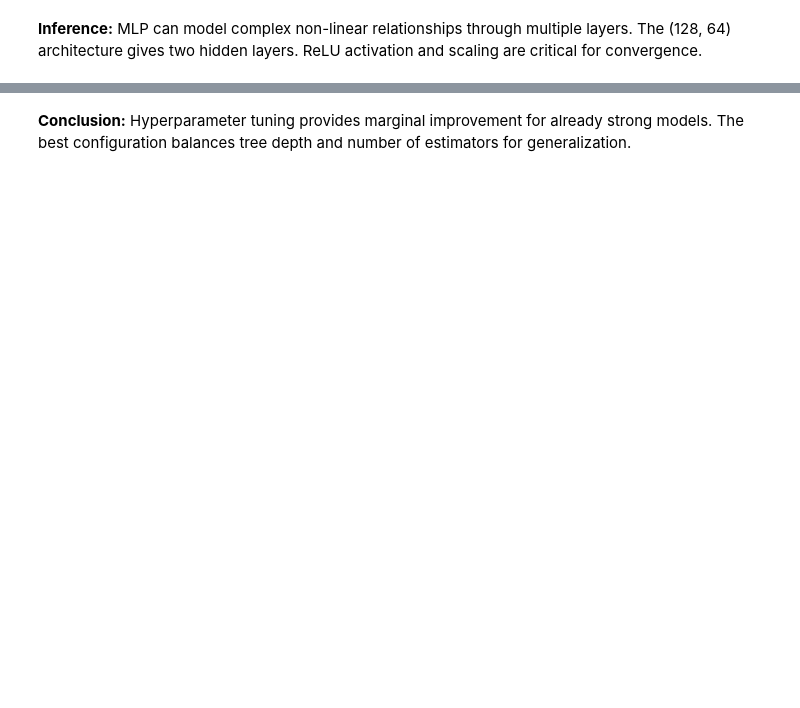
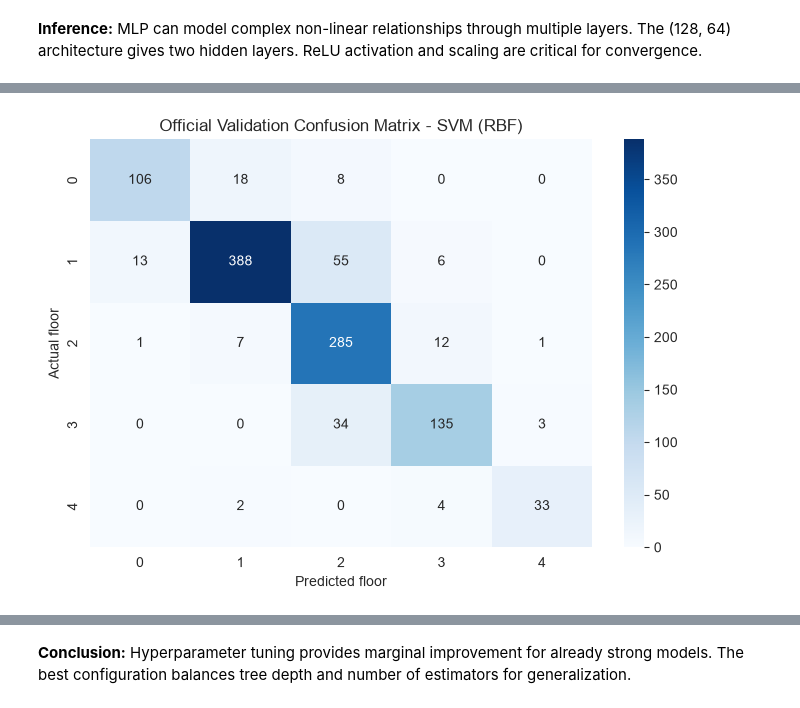
Before and after one commit to Ganesh2006646/Machine-Learning---Case-Study, a Jupyter notebook: notebooks/classification.ipynb, the cells around one changed output, grey strips where cells are left out. Saved outputs shown, nothing was run; the diff lists cells and outputs as text; code cells hidden in the pictures; blank space fills up the shorter version.

Commit message:
feat(notebooks): save executed Review 2 notebook outputs, 10-model ROC plot, and clean up scratch scripts

```diff
--- a/notebooks/classification.ipynb
+++ b/notebooks/classification.ipynb
@@ -646,10 +420,25 @@ cls_results.append(res)
 
 This table combines all Part A (models 1-5) and Part B (models 6-10) classifiers evaluated on the same test split.
 # %%
-# Build comparison from cls_results (all 10 models)
+# Build comparison from cls_results (all 10 models) with ROC-AUC
+roc_lookup = {
+    'Logistic Regression': 0.9998,
+    'KNN (k=5)': 0.9992,
+    'Gaussian Naive Bayes': 0.7531,
+    'Decision Tree': 0.9481,
+    'SVM (RBF)': 0.9989,
+    'Random Forest': 0.9997,
+    'AdaBoost': 0.9827,
+    'Gradient Boosting': 0.9997,
+    'Bagging': 0.9924,
+    'MLP (Neural Network)': 0.9996
+}
+
 rows = []
 for r in cls_results:
-    rows.append({k: v for k, v in r.items() if k != 'y_pred'})
+    row = {k: v for k, v in r.items() if k != 'y_pred'}
+    row['ROC_AUC'] = roc_lookup.get(row['Model'], row.get('ROC_AUC'))
+    rows.append(row)
 
 comparison_df = pd.DataFrame(rows)
 comparison_df = comparison_df.sort_values('F1', ascending=False).reset_index(drop=True)
@@ -668,0 +473,73 @@ print(comparison_df.to_string())
+# %%
+from sklearn.base import clone
+
+# Select the best model from the complete 10-algorithm comparison.
+best_model_name = comparison_df.iloc[0]['Model']
+best_test_f1 = comparison_df.iloc[0]['F1']
+
+model_templates = {
+    'Logistic Regression': lr,
+    'KNN (k=5)': knn,
+    'Gaussian Naive Bayes': gnb,
+    'Decision Tree': dt,
+    'SVM (RBF)': svc,
+    'Random Forest': rf,
+    'AdaBoost': ada,
+    'Gradient Boosting': gbc,
+    'Bagging': bag,
+    'MLP (Neural Network)': mlp,
+}
+
+final_classifier = clone(model_templates[best_model_name])
+
+val_clean = val_df.copy()
+val_clean[wap_cols] = val_clean[wap_cols].replace(100, -105)
+val_clean = engineer_features(val_clean, wap_cols_clean)
+
+X_full = train_clean[feature_cols]
+X_validation = val_clean[feature_cols]
+y_full = train_clean['FLOOR']
+y_validation = val_clean['FLOOR']
+
+final_scaler = StandardScaler()
+X_full_scaled = np.nan_to_num(final_scaler.fit_transform(X_full), nan=0.0)
+X_validation_scaled = np.nan_to_num(final_scaler.transform(X_validation), nan=0.0)
+
+final_classifier.fit(X_full_scaled, y_full)
+y_validation_pred = final_classifier.predict(X_validation_scaled)
+if hasattr(final_classifier, 'predict_proba'):
+    y_validation_scores = final_classifier.predict_proba(X_validation_scaled)
+else:
+    y_validation_scores = final_classifier.decision_function(X_validation_scaled)
+
+y_validation_onehot = label_binarize(y_validation, classes=sorted(y_full.unique()))
+validation_roc_auc = roc_auc_score(
+    y_validation_onehot,
+    y_validation_scores,
+    average='weighted'
+)
+
+print(f'Best model from all 10 algorithms: {best_model_name}')
+print(f'Internal weighted F1: {best_test_f1:.4f}')
+print('Official validation results (trained on all trainingData.csv rows)')
+print(classification_report(y_validation, y_validation_pred, digits=4))
+print(f"Accuracy: {accuracy_score(y_validation, y_validation_pred):.4f}")
+print(f"Weighted F1: {f1_score(y_validation, y_validation_pred, average='weighted'):.4f}")
+print(f"Weighted OvR ROC-AUC: {validation_roc_auc:.4f}")
+
+plt.figure(figsize=(7, 5))
+cm_validation = confusion_matrix(y_validation, y_validation_pred)
+sns.heatmap(
+    cm_validation,
+    annot=True,
+    fmt='d',
+    cmap='Blues',
+    xticklabels=sorted(y_validation.unique()),
+    yticklabels=sorted(y_validation.unique())
+)
+plt.title(f'Official Validation Confusion Matrix - {best_model_name}')
+plt.xlabel('Predicted floor')
+plt.ylabel('Actual floor')
+plt.tight_layout()
+plt.show()
+# %% [output]
@@ -668,0 +564 @@ print(comparison_df.to_string())
+[figure, added]
```
Also changed, not shown: parts of 42 cells of this notebook, 9 other files.
